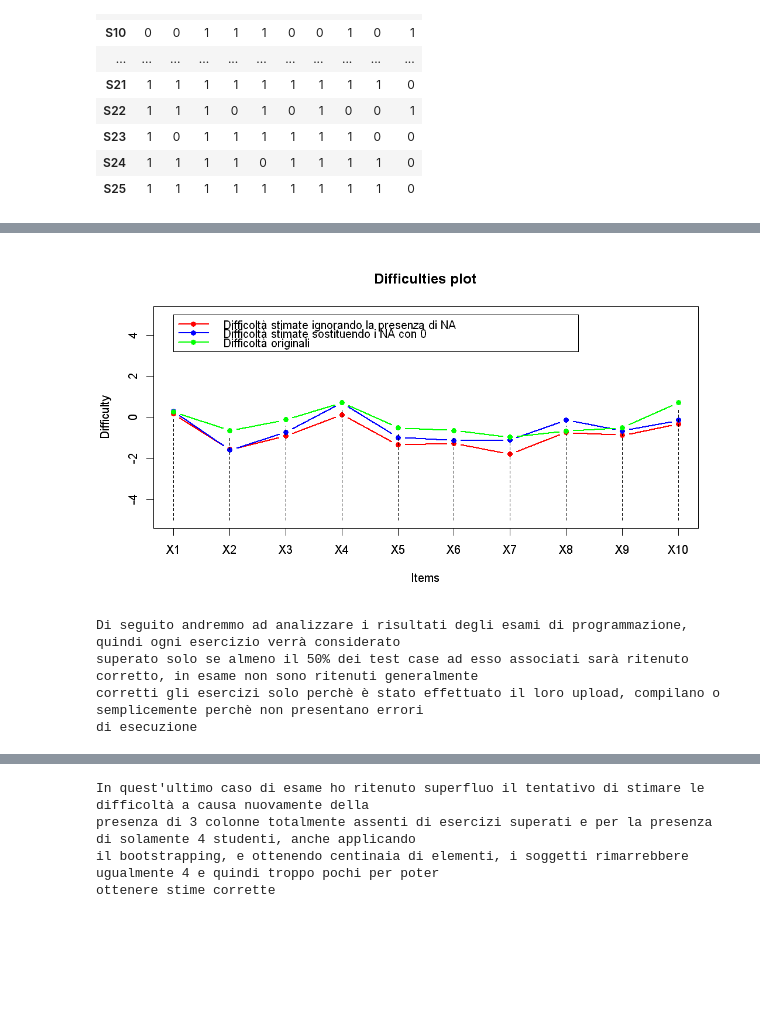
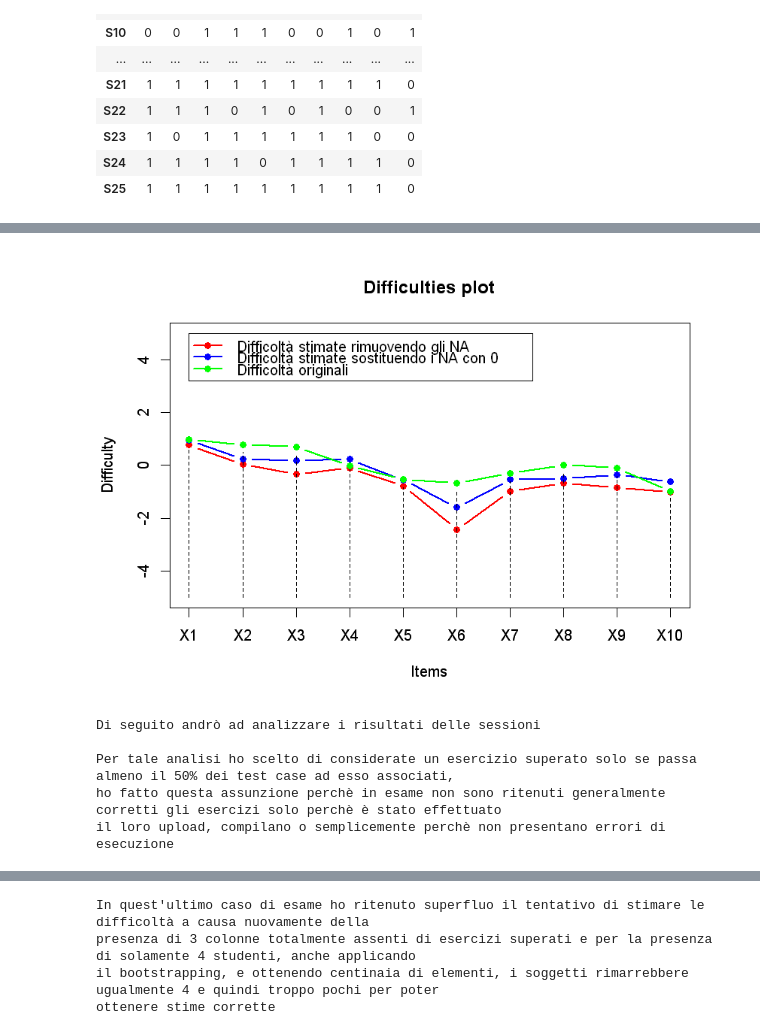
Before and after one commit to MarcoCordoni95/TesiTriennale-ItemResponseTheory, a Jupyter notebook: IRT.ipynb, the cells around one changed output, grey strips where cells are left out. Saved outputs shown, nothing was run; the diff lists cells and outputs as text; code cells hidden in the pictures; blank space fills up the shorter version.

```diff
--- a/IRT.ipynb
+++ b/IRT.ipynb
@@ -193,9 +189,12 @@ bootstrapping <- function(items, n = 500) {
 }
 # %%
 # Modifico la dimensione dei grafici
-width <- 9
+width <- 7
 height <- 5
 sizePlot(width, height)
+
+# Importo i dati
+datiDichot <- readEXCEl("EsameDic.xlsx")
 
 # Bootstrapping
 numExtractions <- 300
@@ -319,7 +318,7 @@ generateDichot <- function(diff, abil) {
     namesRow  <- row.names(items)
     for (row in namesRow) {
         for (col in namesCol) {
-            items[row,col] <- rbinom(1, 1, prob[row,col])
+            items[row,col] <- rbinom(n = 1, size = 1, prob[row,col])
         }
     }
     items
@@ -340,10 +339,10 @@ generateDichot <- function(diff, abil) {
 #' genDicBoot <- bootstrapping(genDic, numStudents * bootStrapVal)
 #' diffEstim <- estimateDifficultiesDichotFreeDiscrim(genDicBoot)
 #' validationWithDifference(diffInit, diffEstim)
-validationWithDifference <- function(vect1, vect2) {
+validationWithDifference <- function(vect1, vect2, label1 = "Vettore 1", label2 = "Vettore 2") {
     scost <- abs(unlist(lapply(vect1 - vect2 , round, 2)))
     compare <- data.frame(vect1, vect2, scost)
-    colnames(compare) <- c("Vettore 1","Vettore 2", "Scostamento")
+    colnames(compare) <- c(label1, label2, "Scostamento")
     compare
 }
 
@@ -462,16 +461,29 @@ NULL
 # %%
+#' Rimpiazza i valori NA presenti nella tabella passata con 0
+#'
+#' @param items Tabella dicotomica avente una riga per studente e una colonna per esercizio
+#' @return Tabella dicotomica avente una riga per studente e una colonna per esercizio a cui sono stati sostituiti i NA con 0
+#' @examples
+#' items <- readEXCEl("file.xlsx")
+#' replaceNaWithZero(items)
+replaceNaWithZero <- function(items) {
+    aux <- items
+    aux[is.na(aux)] <- 0
+    aux
+}
+
 #' Sostituisce alcuni 0 con NA nella tabella passata simulando che alcuni studenti invece di consegnare un esercizio sicuramente
 #' errato hanno invece deciso di astenersi
 #'
 #' @param items Tabella dicotomica avente una riga per studente e una colonna per esercizio
 #' @param prob Probabilità con cui decidere se sostituire uno 0 in NA, se è 0 nessuno verrà sostituito e se è 1 tutti verranno
-#' sostituiti, di default è il 30%
+#' sostituiti
 #' @return Data frame nella quale sono avvenute le sostituizioni
 #' @examples
 #' p <- 0.3
 #' items <- readEXCEl("file.xlsx")
 #' replaceRandomZeroWithNA(items, p)
-replaceRandomZeroWithNA <- function(items, prob = 0.3) {
+replaceRandomZeroWithNA <- function(items, prob) {
     df <- items
     namesCol <- names(df)
     namesRow <- row.names(df)
@@ -491,30 +503,33 @@ replaceRandomZeroWithNA <- function(items, prob = 0.3) {
 # Definisco il numero di items, numero di studenti, quante estrazioni effettuare e la probabilità di rimpiazzare gli 0 con NA
 numItems <- 10
 numStudents <- 30
-bootStrapVal <- 30
+bootStrapVal <- 10
 prob <- 0.2
 
 # Genero randomicamente difficolà e abilità
 diff <- rnorm(numItems)
 abil <- rnorm(numStudents)
 
-# Genero la tabella dicotomica e vi appli il bootstrapping
+# Genero la tabella dicotomica e vi applico il rimpiazzamento e bootsrapping
 gd <- generateDichot(diff, abil)
 gdNA <- replaceRandomZeroWithNA(gd, prob)
 gdNA <- bootstrapping(gdNA, numStudents * bootStrapVal)
 # %%
-estDiffNULL <- estimateDifficultiesDichotOneDiscrim(gdNA)
+# Eseguo la stima rimuovendo gli NA prima della computazione
+estDiffNULL <- estimateDifficultiesDichotOneDiscrim(gdNA, forNA = NULL)
+
+# Eseguo la stima sostituendo gli NA con 0
 estDiffZero <- estimateDifficultiesDichotOneDiscrim(replaceNaWithZero(gdNA))
 
-# Visualizzo e confronto i grafici relativi alle difficoltà stimate nei 2 modi: mantenendo i NA e ignorandoli e sostituendoli con 0
+# Confronto i grafici relativi alle difficoltà stimate nei 2 modi con i valori reali
 plotDifficultiesDichot(gdNA, estDiffNULL)
 par(new = TRUE)
 plotDifficultiesDichot(gdNA, estDiffZero, color = "blue")
 par(new = TRUE)
 plotDifficultiesDichot(gdNA, diff, color = "green")
-legend(1, 10, legend=c("Difficoltà stimate ignorando la presenza di NA", "Difficoltà stimate sostituendo i NA con 0", "Difficoltà originali"), col=c("red", "blue", "green"), lty=1, cex=1, lwd=2, pch=16)
+legend(1, 10, legend=c("Difficoltà stimate rimuovendo gli NA", "Difficoltà stimate sostituendo i NA con 0", "Difficoltà originali"), col=c("red", "blue", "green"), lty=1, cex=1, lwd=2, pch=16)
 # %% [output]
-[figure, old version]
+[figure, new version]
 # %%
 #' Produce una matrice dicotomica definendo la condizione per cui un esercizio viene definito come passato(1) oppure no(0)
 #' @param session Sessione considerata
@@ -598,15 +613,16 @@ sourceData <- "data.R"
 source(sourceData)
 bootstrapVal <- 10
 
-cat("Di seguito andremmo ad analizzare i risultati degli esami di programmazione, quindi ogni esercizio verrà considerato
-superato solo se almeno il 50% dei test case ad esso associati sarà ritenuto corretto, in esame non sono ritenuti generalmente
-corretti gli esercizi solo perchè è stato effettuato il loro upload, compilano o semplicemente perchè non presentano errori
-di esecuzione")
+cat("Di seguito andrò ad analizzare i risultati delle sessioni\n\n")
+cat("Per tale analisi ho scelto di considerate un esercizio superato solo se passa almeno il 50% dei test case ad esso associati,
+ho fatto questa assunzione perchè in esame non sono ritenuti generalmente corretti gli esercizi solo perchè è stato effettuato
+il loro upload, compilano o semplicemente perchè non presentano errori di esecuzione")
 # %% [output]
-Di seguito andremmo ad analizzare i risultati degli esami di programmazione, quindi ogni esercizio verrà considerato
-superato solo se almeno il 50% dei test case ad esso associati sarà ritenuto corretto, in esame non sono ritenuti generalmente
-corretti gli esercizi solo perchè è stato effettuato il loro upload, compilano o semplicemente perchè non presentano errori
-di esecuzione
+Di seguito andrò ad analizzare i risultati delle sessioni
+
+Per tale analisi ho scelto di considerate un esercizio superato solo se passa almeno il 50% dei test case ad esso associati,
+ho fatto questa assunzione perchè in esame non sono ritenuti generalmente corretti gli esercizi solo perchè è stato effettuato
+il loro upload, compilano o semplicemente perchè non presentano errori di esecuzione
 # %%
 numSessions <- 1
 session <- sessions[numSessions]
```
Also changed, not shown: parts of 18 cells of this notebook, 1 other file.
